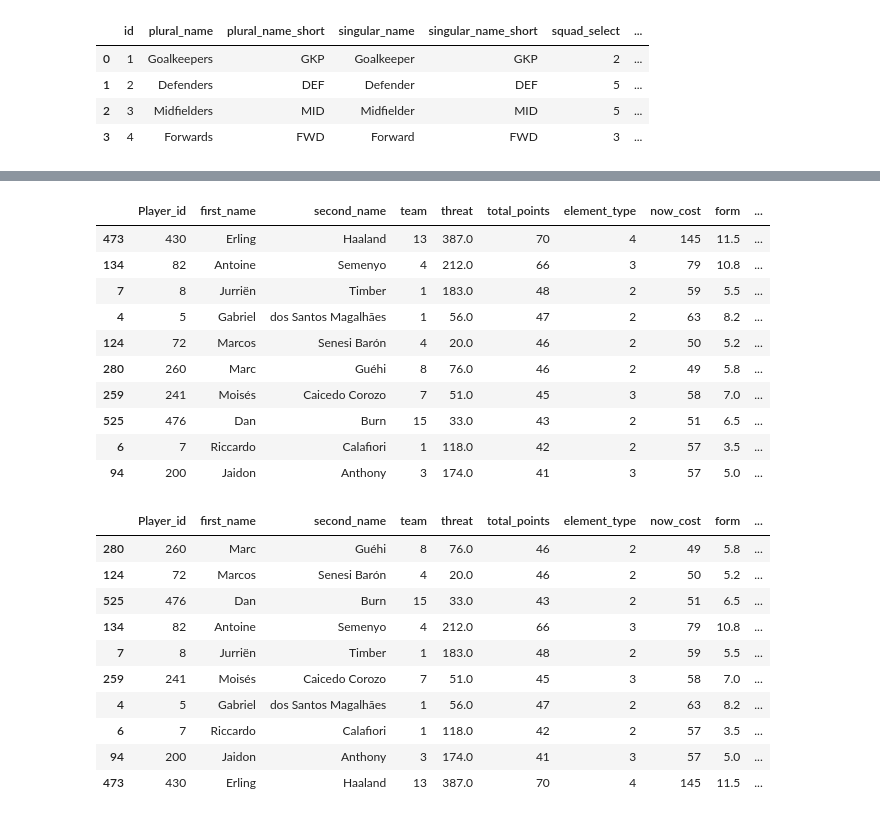
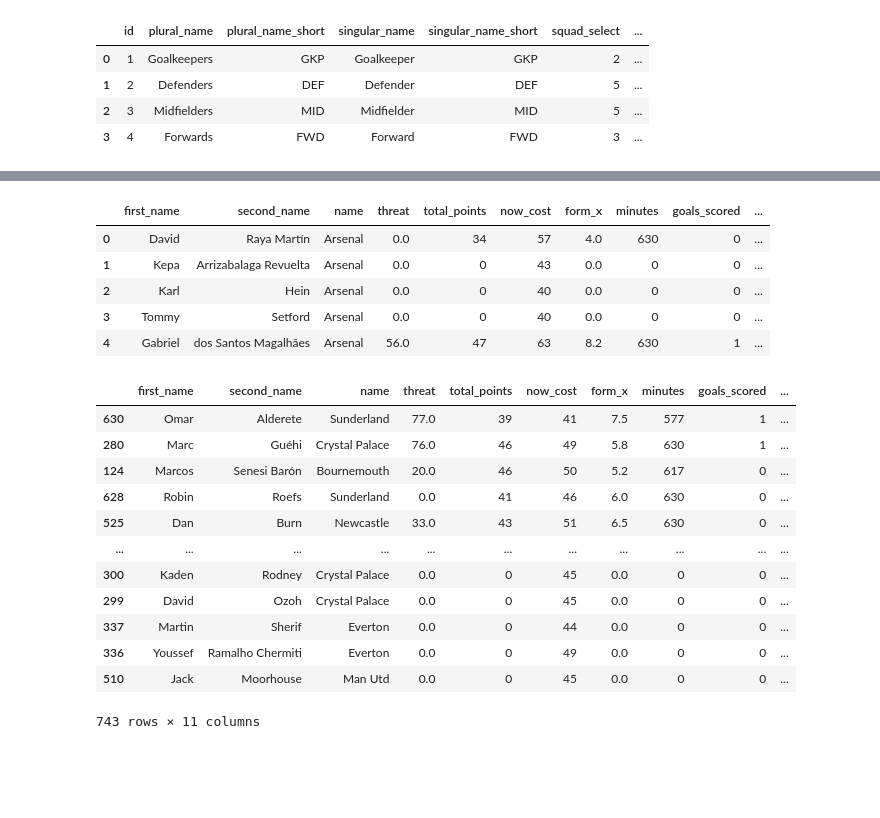
Before and after one commit to atharva-patade/fpl-eda, a Jupyter notebook: 01-FPL-players-teams-exploring.ipynb, the cells around one changed output, grey strips where cells are left out. Saved outputs shown, nothing was run; the diff lists cells and outputs as text; code cells hidden in the pictures; blank space fills up the shorter version.

```diff
--- a/01-FPL-players-teams-exploring.ipynb
+++ b/01-FPL-players-teams-exploring.ipynb
@@ -579,4 +612,4 @@ positions_df.head()
 # %%
-new_df = df_players.nlargest(10, 'total_points')[['id', 'first_name', 'second_name', 'team', 'threat', 'total_points', 'element_type', 'now_cost', 'form', 'minutes', 'goals_scored','news']]
+new_df = df_players[['id', 'first_name', 'second_name', 'team', 'threat', 'total_points', 'element_type', 'now_cost', 'form', 'minutes', 'goals_scored','points_per_game']]
 
-new_df.merge(positions_df, left_on='element_type', right_on='id')[['id_x', 'first_name', 'second_name', 'team', 'threat', 'total_points', 'singular_name_short', 'now_cost', 'form', 'minutes', 'goals_scored','news']].add_prefix('Player_')
+new_df = new_df.merge(df_teams, left_on='team', right_on='id')[['first_name', 'second_name', 'name', 'threat', 'total_points', 'now_cost', 'form_x', 'minutes', 'goals_scored','points_per_game']]
@@ -595,33 +616,30 @@ new_df.merge(positions_df, left_on='element_type', right_on='id')[['id_x', 'firs
 # %%
 new_df.rename(columns={'id': 'Player_id'}, inplace=True)
 # %%
-new_df
+new_df.head()
 # %% [output]
-|  | Player_id | first_name | second_name | team | threat | total_points | element_type | now_cost | form | ... |
-| 473 | 430 | Erling | Haaland | 13 | 387.0 | 70 | 4 | 145 | 11.5 | ... |
-| 134 | 82 | Antoine | Semenyo | 4 | 212.0 | 66 | 3 | 79 | 10.8 | ... |
-| 7 | 8 | Jurriën | Timber | 1 | 183.0 | 48 | 2 | 59 | 5.5 | ... |
-| 4 | 5 | Gabriel | dos Santos Magalhães | 1 | 56.0 | 47 | 2 | 63 | 8.2 | ... |
-| 124 | 72 | Marcos | Senesi Barón | 4 | 20.0 | 46 | 2 | 50 | 5.2 | ... |
-| 280 | 260 | Marc | Guéhi | 8 | 76.0 | 46 | 2 | 49 | 5.8 | ... |
-| 259 | 241 | Moisés | Caicedo Corozo | 7 | 51.0 | 45 | 3 | 58 | 7.0 | ... |
-| 525 | 476 | Dan | Burn | 15 | 33.0 | 43 | 2 | 51 | 6.5 | ... |
-| 6 | 7 | Riccardo | Calafiori | 1 | 118.0 | 42 | 2 | 57 | 3.5 | ... |
-| 94 | 200 | Jaidon | Anthony | 3 | 174.0 | 41 | 3 | 57 | 5.0 | ... |
+|  | first_name | second_name | name | threat | total_points | now_cost | form_x | minutes | goals_scored | ... |
+| 0 | David | Raya Martín | Arsenal | 0.0 | 34 | 57 | 4.0 | 630 | 0 | ... |
+| 1 | Kepa | Arrizabalaga Revuelta | Arsenal | 0.0 | 0 | 43 | 0.0 | 0 | 0 | ... |
+| 2 | Karl | Hein | Arsenal | 0.0 | 0 | 40 | 0.0 | 0 | 0 | ... |
+| 3 | Tommy | Setford | Arsenal | 0.0 | 0 | 40 | 0.0 | 0 | 0 | ... |
+| 4 | Gabriel | dos Santos Magalhães | Arsenal | 56.0 | 47 | 63 | 8.2 | 630 | 1 | ... |
 # %%
 # points per million
 
 new_df['ppm'] = new_df['total_points'] / (new_df['now_cost'] / 10)
 new_df.sort_values(by='ppm', ascending=False)
 # %% [output]
-|  | Player_id | first_name | second_name | team | threat | total_points | element_type | now_cost | form | ... |
-| 280 | 260 | Marc | Guéhi | 8 | 76.0 | 46 | 2 | 49 | 5.8 | ... |
-| 124 | 72 | Marcos | Senesi Barón | 4 | 20.0 | 46 | 2 | 50 | 5.2 | ... |
-| 525 | 476 | Dan | Burn | 15 | 33.0 | 43 | 2 | 51 | 6.5 | ... |
-| 134 | 82 | Antoine | Semenyo | 4 | 212.0 | 66 | 3 | 79 | 10.8 | ... |
-| 7 | 8 | Jurriën | Timber | 1 | 183.0 | 48 | 2 | 59 | 5.5 | ... |
-| 259 | 241 | Moisés | Caicedo Corozo | 7 | 51.0 | 45 | 3 | 58 | 7.0 | ... |
-| 4 | 5 | Gabriel | dos Santos Magalhães | 1 | 56.0 | 47 | 2 | 63 | 8.2 | ... |
-| 6 | 7 | Riccardo | Calafiori | 1 | 118.0 | 42 | 2 | 57 | 3.5 | ... |
-| 94 | 200 | Jaidon | Anthony | 3 | 174.0 | 41 | 3 | 57 | 5.0 | ... |
-| 473 | 430 | Erling | Haaland | 13 | 387.0 | 70 | 4 | 145 | 11.5 | ... |
+|  | first_name | second_name | name | threat | total_points | now_cost | form_x | minutes | goals_scored | ... |
+| 630 | Omar | Alderete | Sunderland | 77.0 | 39 | 41 | 7.5 | 577 | 1 | ... |
+| 280 | Marc | Guéhi | Crystal Palace | 76.0 | 46 | 49 | 5.8 | 630 | 1 | ... |
+| 124 | Marcos | Senesi Barón | Bournemouth | 20.0 | 46 | 50 | 5.2 | 617 | 0 | ... |
+| 628 | Robin | Roefs | Sunderland | 0.0 | 41 | 46 | 6.0 | 630 | 0 | ... |
+| 525 | Dan | Burn | Newcastle | 33.0 | 43 | 51 | 6.5 | 630 | 0 | ... |
+| ... | ... | ... | ... | ... | ... | ... | ... | ... | ... | ... |
+| 300 | Kaden | Rodney | Crystal Palace | 0.0 | 0 | 45 | 0.0 | 0 | 0 | ... |
+| 299 | David | Ozoh | Crystal Palace | 0.0 | 0 | 45 | 0.0 | 0 | 0 | ... |
+| 337 | Martin | Sherif | Everton | 0.0 | 0 | 44 | 0.0 | 0 | 0 | ... |
+| 336 | Youssef | Ramalho Chermiti | Everton | 0.0 | 0 | 49 | 0.0 | 0 | 0 | ... |
+| 510 | Jack | Moorhouse | Man Utd | 0.0 | 0 | 45 | 0.0 | 0 | 0 | ... |
+743 rows × 11 columns
```
Also changed, not shown: parts of 17 cells of this notebook.
